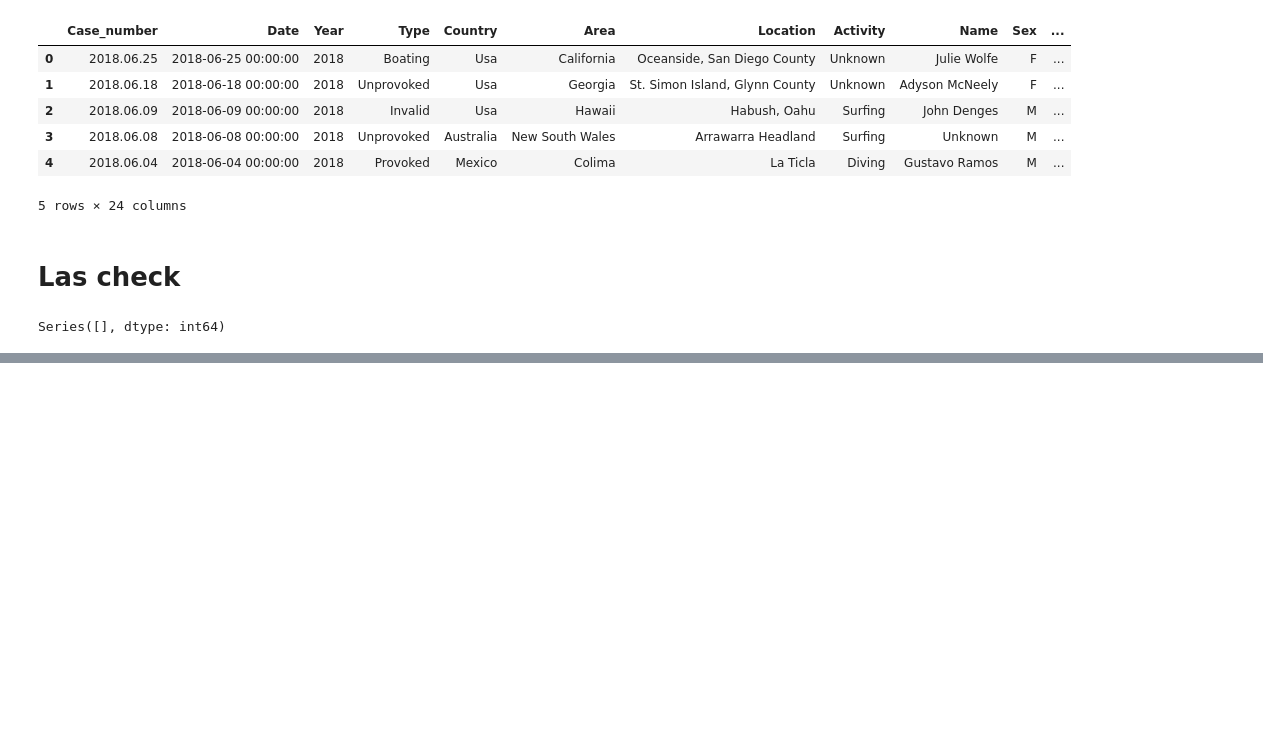
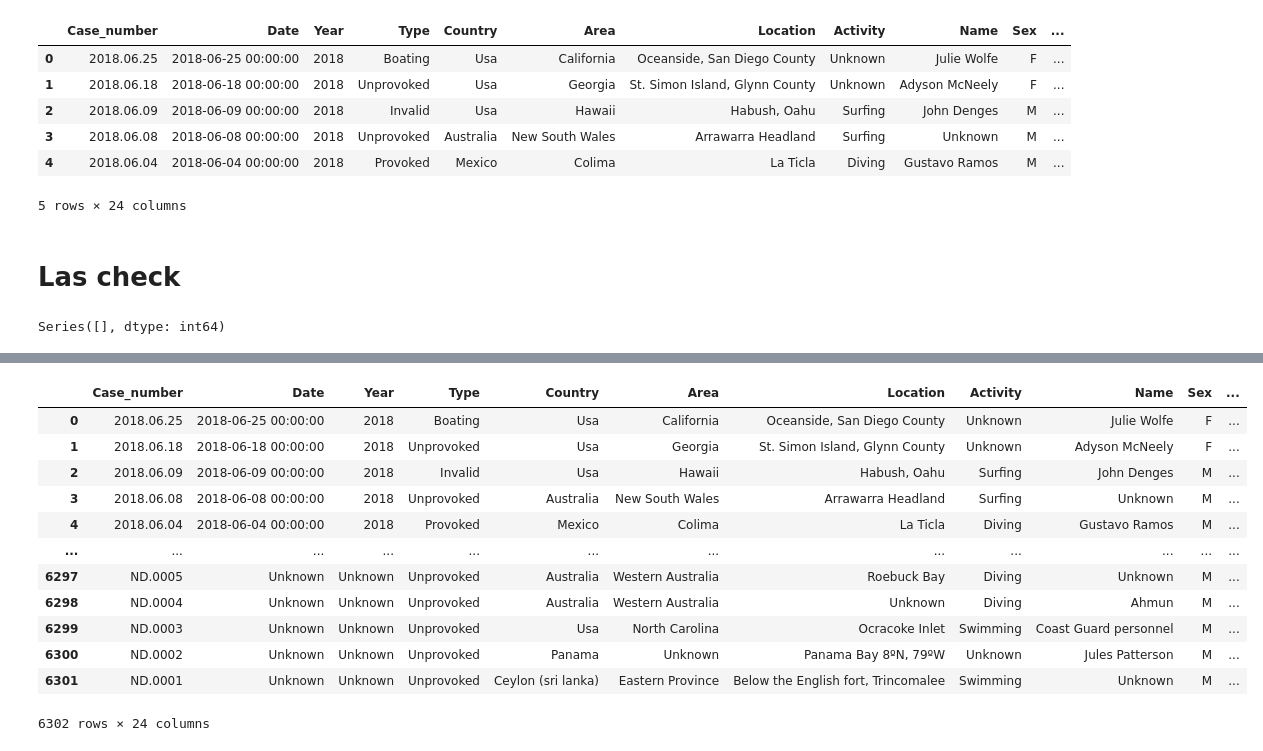
Before and after one commit to Ironhack-Data-Madrid-Abril-2021/Proyecto_TL, a Jupyter notebook: Playground.ipynb, the cells around one changed output, grey strips where cells are left out. Drawn from its saved outputs; the diff is of its cells as text; code cells hidden in the pictures; blank space fills up the shorter version.

```diff
--- a/Playground.ipynb
+++ b/Playground.ipynb
@@ -637,6 +598,10 @@ df['unnamed22'] = df['unnamed22'].fillna('unknown')
 df['unnamed23'] = df['unnamed23'].fillna('unknown')
 # %%
 df['Case_number'] = df['Case_number'].fillna('unknown')
+# %%
+df.original_order=df.original_order.astype(dtype='str')
+# %%
+df['original_order'] = df['original_order'].str.rstrip('.0')
 # %%
 df.head()
 # %% [output]
@@ -677,4 +642,20 @@ df.info
 [6302 rows x 24 columns]>
 # %%
 # Export comma-separated variable file
-df = df.to_csv('/Users/mikel/Documents/week2/Proyecto_TL/attacks.csv', index=False)
+df.to_csv('/Users/mikel/Documents/week2/Proyecto_TL/attacks.csv', index=False, encoding = "latin1")
+# %%
+df
+# %% [output]
+|  | Case_number | Date | Year | Type | Country | Area | Location | Activity | Name | Sex | ... |
+| 0 | 2018.06.25 | 2018-06-25 00:00:00 | 2018 | Boating | Usa | California | Oceanside, San Diego County | Unknown | Julie Wolfe | F | ... |
+| 1 | 2018.06.18 | 2018-06-18 00:00:00 | 2018 | Unprovoked | Usa | Georgia | St. Simon Island, Glynn County | Unknown | Adyson McNeely | F | ... |
+| 2 | 2018.06.09 | 2018-06-09 00:00:00 | 2018 | Invalid | Usa | Hawaii | Habush, Oahu | Surfing | John Denges | M | ... |
+| 3 | 2018.06.08 | 2018-06-08 00:00:00 | 2018 | Unprovoked | Australia | New South Wales | Arrawarra Headland | Surfing | Unknown | M | ... |
+| 4 | 2018.06.04 | 2018-06-04 00:00:00 | 2018 | Provoked | Mexico | Colima | La Ticla | Diving | Gustavo Ramos | M | ... |
+| ... | ... | ... | ... | ... | ... | ... | ... | ... | ... | ... | ... |
+| 6297 | ND.0005 | Unknown | Unknown | Unprovoked | Australia | Western Australia | Roebuck Bay | Diving | Unknown | M | ... |
+| 6298 | ND.0004 | Unknown | Unknown | Unprovoked | Australia | Western Australia | Unknown | Diving | Ahmun | M | ... |
+| 6299 | ND.0003 | Unknown | Unknown | Unprovoked | Usa | North Carolina | Ocracoke Inlet | Swimming | Coast Guard personnel | M | ... |
+| 6300 | ND.0002 | Unknown | Unknown | Unprovoked | Panama | Unknown | Panama Bay 8ºN, 79ºW | Unknown | Jules Patterson | M | ... |
+| 6301 | ND.0001 | Unknown | Unknown | Unprovoked | Ceylon (sri lanka) | Eastern Province | Below the English fort, Trincomalee | Swimming | Unknown | M | ... |
+6302 rows × 24 columns
```
Also changed, not shown: parts of 25 cells of this notebook, 6 other files.
